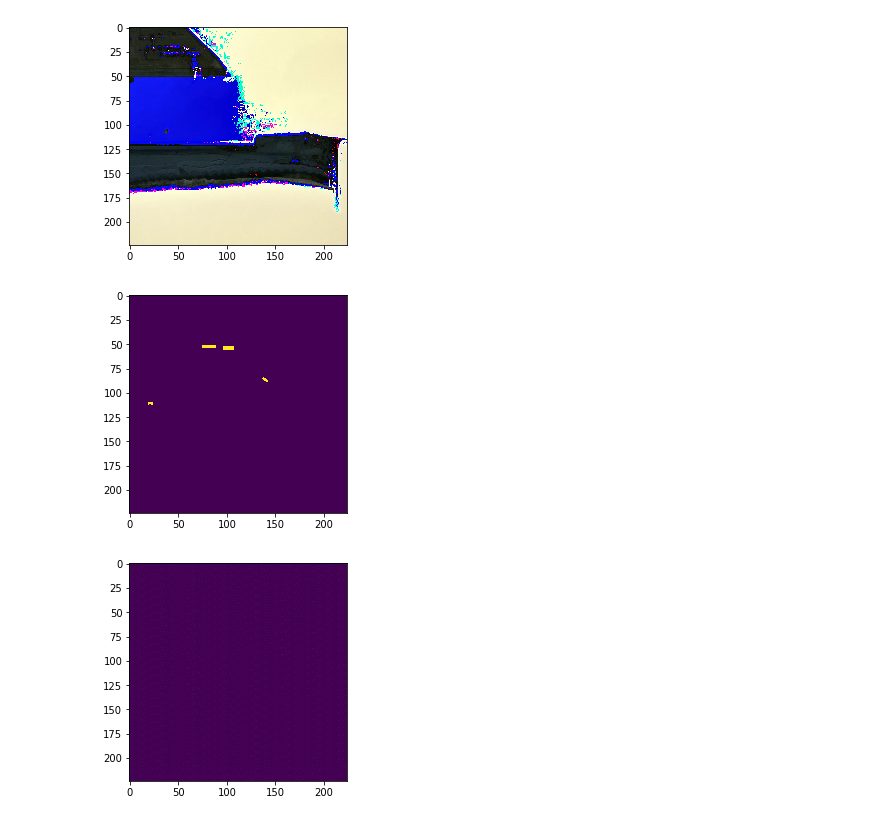
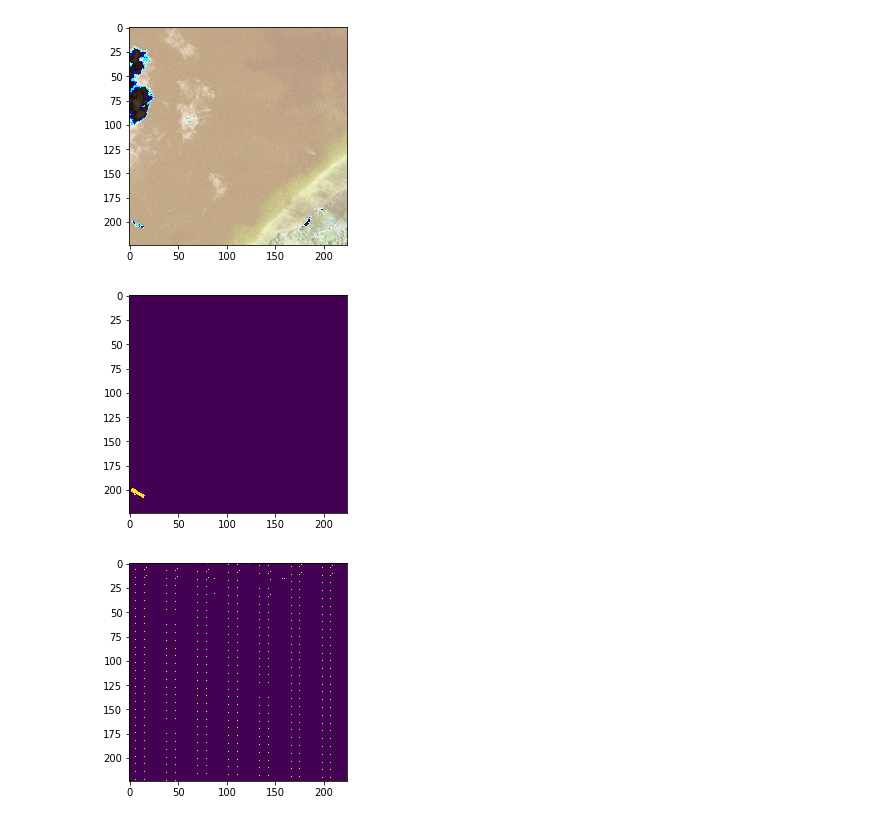
Before and after one commit to Deep-Learning-GAZ/Airbus-Ship-Detection-Challenge, a Jupyter notebook: RetrainedClassificationModel.ipynb, the cells around one changed output. Cells and saved outputs as stored; diff of their text form; code cells hidden in the pictures.

```diff
--- a/RetrainedClassificationModel.ipynb
+++ b/RetrainedClassificationModel.ipynb
@@ -7,2 +22,3 @@ bs = findOptimalBatchSize(model, 64)
 # %%
-hst = model.train(bs, n_epoch=100)
+model.reset()
+hst = model.train(bs, n_epoch=100000, reduced_size=1000)
@@ -9,5 +43,5 @@ hst = model.train(bs, n_epoch=100)
 # %%
-model.load('tcm.03-0.08.hdf5')
+# model.load('tcm.263-0.09.hdf5')
 # %%
 from getABSDData import getABSDDataMask
 import cv2
@@ -15,7 +50,7 @@ label_converter = lambda x: cv2.resize(x, (model.img_width, model.img_width))
 image_converter = lambda x: keras.applications.vgg16.preprocess_input(label_converter(x))
 training, dev, _ = getABSDDataMask(1, label_converter=label_converter, image_converter=image_converter, remove_nan=True)
 # %%
-i, m = training[0]
+i, m = training[100]
 # %%
 import matplotlib .pyplot as plt
 import numpy as np
@@ -24,11 +59,11 @@ plt.show()
 plt.imshow(m.reshape((224, 224)))
 plt.show()
 # %% [output]
-[figure, old version]
+[figure, new version]
-[figure, old version]
+[figure, new version]
 # %%
 p = model.model.predict(i)
-plt.imshow(p.reshape((224, 224))*255)
+plt.imshow(p.reshape((224, 224)))
 plt.show()
 # %% [output]
-[figure, old version]
+[figure, new version]
```
Also changed, not shown: parts of 6 cells of this notebook, 3 other files.
